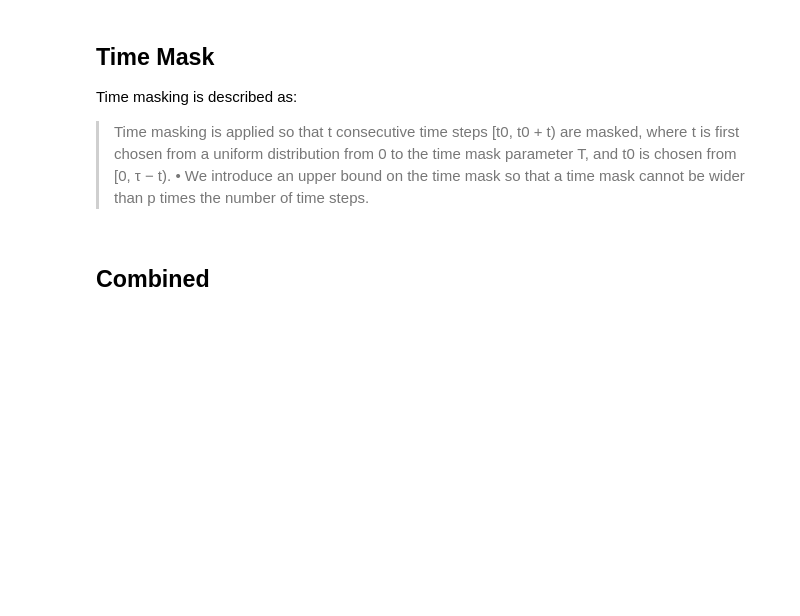
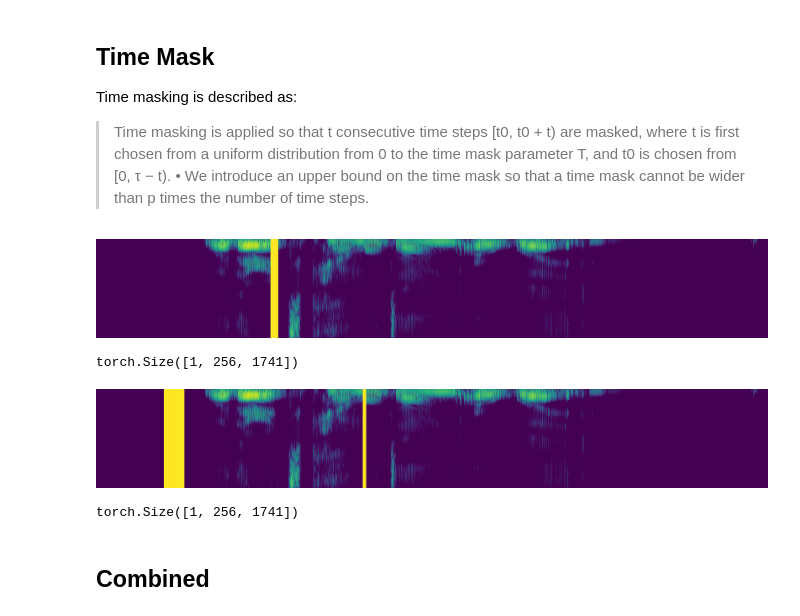
Before and after one commit to zcaceres/spec_augment, a Jupyter notebook: SpecAugment.ipynb, the cells around one changed output. Drawn from its saved outputs; the diff is of its cells as text; code cells hidden in the pictures; blank space fills up the shorter version.

```diff
--- a/SpecAugment.ipynb
+++ b/SpecAugment.ipynb
@@ -208,3 +220,14 @@ def time_mask(spec):
+# %%
+def test_time_mask():
+    tensor_to_img(time_mask(spectro))
+    # Two Masks...
+    tensor_to_img(time_mask(spectro, num_masks=2))
+test_time_mask()
+# %% [output]
+[figure, added]
+torch.Size([1, 256, 1741])
+[figure, added]
+torch.Size([1, 256, 1741])
 # %% [markdown]
 ## Combined
 # %%
```
Also changed, not shown: parts of 7 cells of this notebook.
